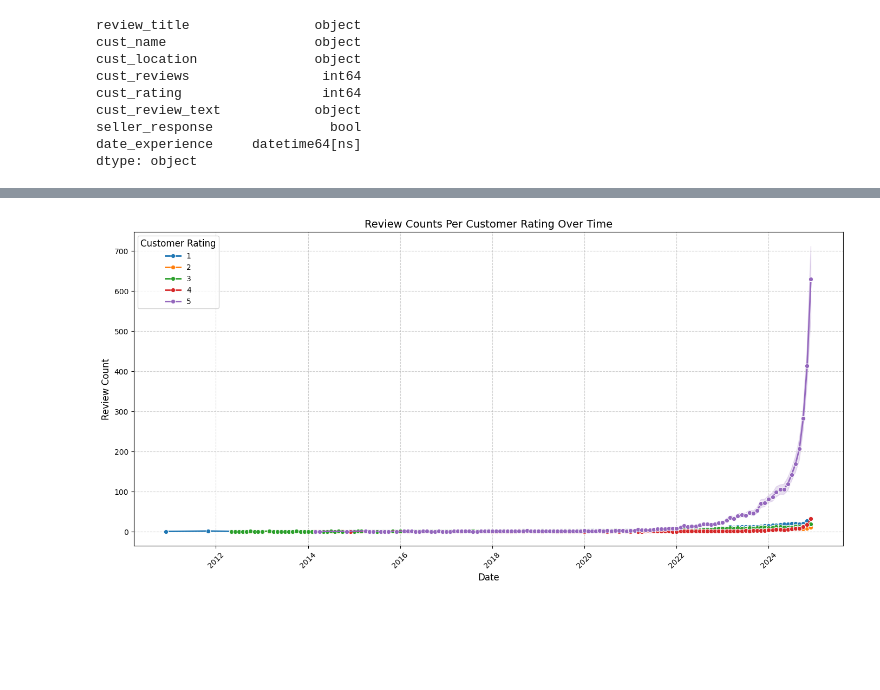
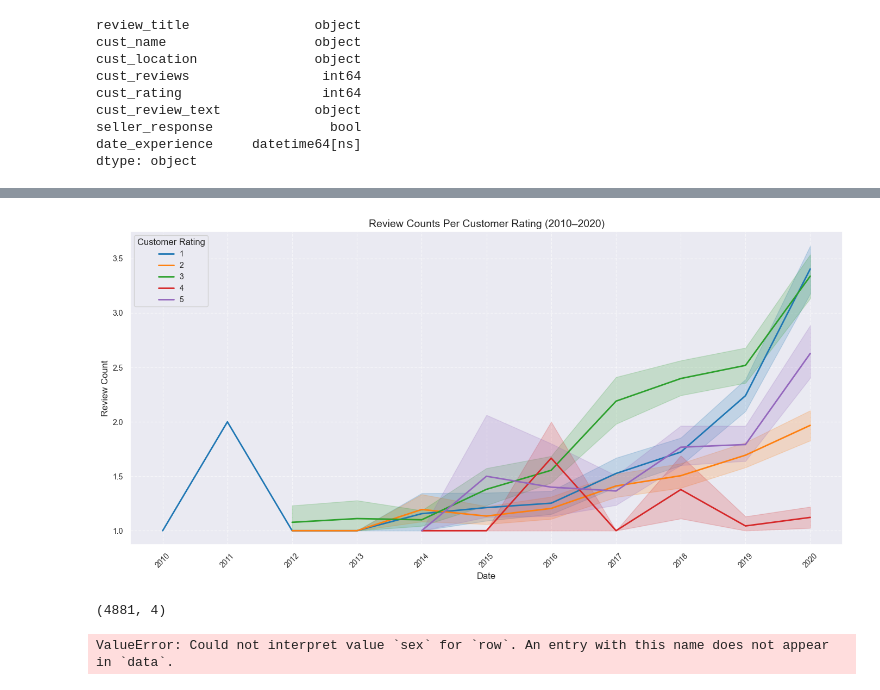
Before and after one commit to fbarulli/trust_me, a Jupyter notebook: fabian/EDA/EDA.ipynb, the cells around one changed output, grey strips where cells are left out. Drawn from its saved outputs; the diff is of its cells as text; code cells hidden in the pictures; blank space fills up the shorter version.

```diff
--- a/fabian/EDA/EDA.ipynb
+++ b/fabian/EDA/EDA.ipynb
@@ -39,0 +38,33 @@ Name: count, dtype: int64
+# %%
+review_counts = df.groupby(['date_experience', 'cust_rating']).size().reset_index(name='review_count')
+
+
+review_counts['date_experience'] = review_counts['date_experience'].dt.to_period('Y').dt.to_timestamp()
+
+# Smooth data using a rolling average (optional, depends on dataset size)
+review_counts['review_count_smoothed'] = review_counts.groupby('cust_rating')['review_count'].transform(lambda x: x.rolling(window=3, min_periods=1).mean())
+
+# Create the line plot
+plt.figure(figsize=(14, 7))
+sns.lineplot(
+    data=review_counts,
+    x='date_experience',
+    y='review_count_smoothed',
+    hue='cust_rating',
+    palette='tab10',
+    linewidth=2
+)
+
+# Add gridlines for better readability
+plt.grid(True, linestyle='--', alpha=0.6)
+
+# Set labels, title, and legend
+plt.xlabel('Date', fontsize=12)
+plt.ylabel('Review Count (Smoothed)', fontsize=12)
+plt.title('Review Counts Per Customer Rating Over Time (Smoothed)', fontsize=14)
+plt.xticks(rotation=45, fontsize=10)
+plt.yticks(fontsize=10)
+plt.legend(title='Customer Rating', fontsize=10, title_fontsize=12, loc='upper left')
+
+plt.tight_layout()
+plt.show()
@@ -40,34 +73,31 @@ Name: count, dtype: int64
 # %%
-review_counts = df.groupby(['date_experience', 'cust_rating']).size().reset_index(name='review_count')
-
-# Filter to reduce clutter (optional, depends on your dataset)
-# For example, aggregate data by month or year to reduce individual points:
-review_counts['date_experience'] = review_counts['date_experience'].dt.to_period('M').dt.to_timestamp()
+review_counts = review_counts[
+    (review_counts['date_experience'] >= '2010-01-01') & (review_counts['date_experience'] <= '2020-12-31')
+]
 
 # Create the line plot
 plt.figure(figsize=(14, 7))
 sns.lineplot(
     data=review_counts,
     x='date_experience',
     y='review_count',
     hue='cust_rating',
-    marker='o',
     palette='tab10',
     linewidth=2
 )
 
 # Add gridlines for better readability
 plt.grid(True, linestyle='--', alpha=0.6)
 
 # Set labels, title, and legend
 plt.xlabel('Date', fontsize=12)
 plt.ylabel('Review Count', fontsize=12)
-plt.title('Review Counts Per Customer Rating Over Time', fontsize=14)
+plt.title('Review Counts Per Customer Rating (2010–2020)', fontsize=14)
 plt.xticks(rotation=45, fontsize=10)
 plt.yticks(fontsize=10)
 plt.legend(title='Customer Rating', fontsize=10, title_fontsize=12, loc='upper left')
 
 plt.tight_layout()
 plt.show()
 # %% [output]
-[figure, old version]
+[figure, new version]
@@ -73,0 +133,26 @@ plt.show()
+# %%
+review_counts.shape
+# %% [output]
+(4881, 4)
+# %%
+filtered_data = df[
+    (df['date_experience'] >= '2012-01-01') & (df['date_experience'] <= '2020-12-31')
+]
+
+
+sns.set_theme(palette='BuPu_r')
+
+sns.displot(
+    filtered_data,
+    x="date_experience",
+    col="species",
+    row="sex",
+    hue="cust_rating",
+    binwidth=3,
+    height=3,
+    facet_kws=dict(margin_titles=True),
+)
+
+plt.show()
+# %% [output]
+ValueError: Could not interpret value `sex` for `row`. An entry with this name does not appear in `data`.
```
Also changed, not shown: parts of 6 cells of this notebook, 2 other files.
